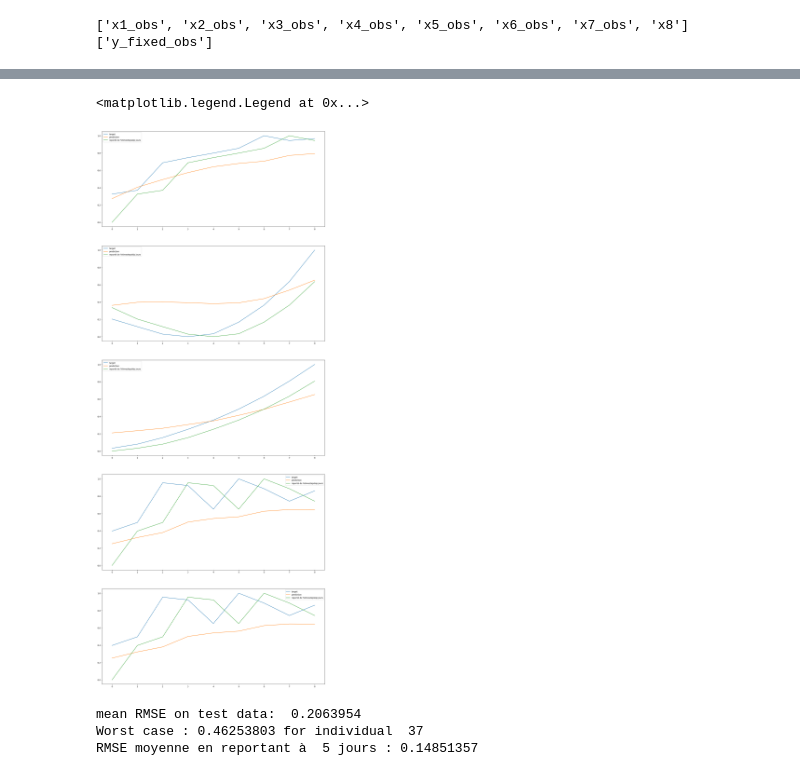
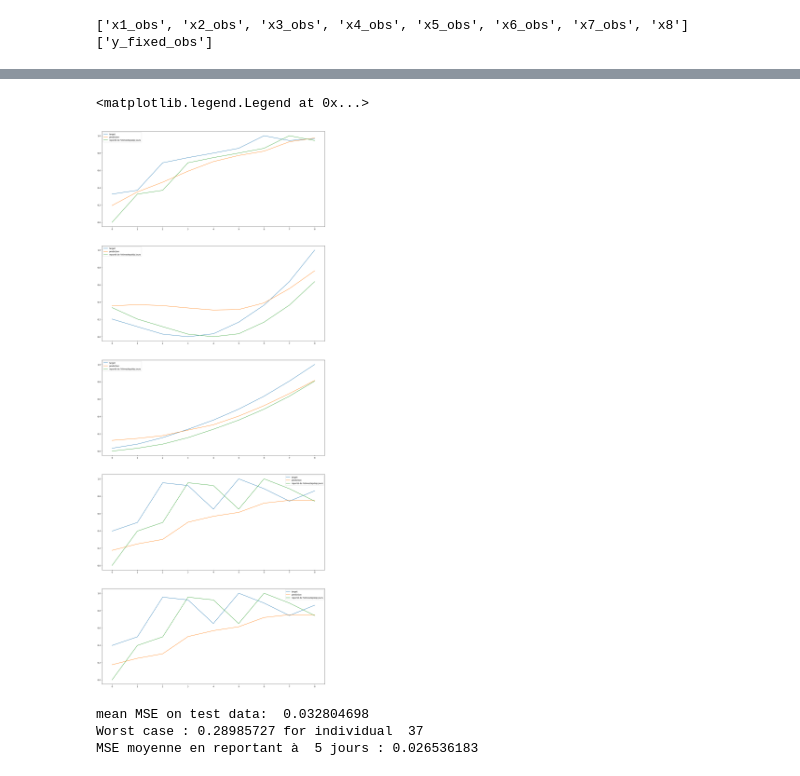
Before and after one commit to FrankwaP/subSISTM, a Jupyter notebook: models/ODE-RNN/Scénario 1.ipynb, the cells around one changed output, grey strips where cells are left out. Drawn from its saved outputs; the diff is of its cells as text; code cells hidden in the pictures.

```diff
--- a/models/ODE-RNN/Scénario 1.ipynb
+++ b/models/ODE-RNN/Scénario 1.ipynb
@@ -117,4 +117,11 @@ target_test = torch.stack(target_test)
 #seq_lens = [len(inp) for inp in groupby]
 #input_padded = pad_sequence([torch.tensor(x) for x in groupby])
 #input_pack_padded = pack_padded_sequence(input_padded, lengths=seq_lens)
+# %%
+#hyperparamètres
+hidden_size = [5,10,15,25]
+lr = [0.1, 0.05, 0.01]
+criterion = torch.nn.MSELoss()
+epoch = 1000
+eps = 0.001
 # %%
@@ -136,0 +139,23 @@ for k in range(epoch):
+# %%
+#Training with convergence criteria
+model = MODEL(input_size = 9, hidden_size = 25, output_size=1)
+optimizer = torch.optim.SGD(model.parameters(), lr = 0.01)
+loss_val = [1]*100
+loss_train = []
+cur_loss_val = 0
+nb_epochs = 0
+while abs(loss_val[-100] - cur_loss_val) >= eps:
+    loss_val.append(cur_loss_val)
+    optimizer.zero_grad()
+    y_pred = model(input=input_train)
+    loss = criterion(y_pred, target_train)
+    loss.backward()
+    optimizer.step()
+    cur_loss_train = loss.item()
+    loss_train.append(cur_loss_train)
+    y_test = model(input = input_test)
+    cur_loss_val = np.mean([mean_squared_error(y_test[k, 1:].detach().numpy(),target_test[k, 1:].detach().numpy()) for k in range(len(y_test))])
+    nb_epochs += 1
+
+loss_val = loss_val[101:]
+print(nb_epochs)
@@ -137,11 +164,11 @@ for k in range(epoch):
 # %%
 #Results on training
-RMSE_list = []
+MSE_list = []
 baseline = []
 for k in range(len(y_pred)):
-    RMSE_list.append(root_mean_squared_error(y_pred[k, 1:].detach().numpy(),target_train[k, 1:].detach().numpy()))
-    baseline.append(root_mean_squared_error(target_train[k, 1:].detach().numpy(), torch.roll(target_train, 1, 1)[k, 1:]))
-print("mean RMSE on train data: ", np.mean(RMSE_list))
-print("Worst case :", np.max(RMSE_list), "for individual ", np.argmax(RMSE_list))
-print('RMSE moyenne en reportant à ', timestep_skip, 'jours :', np.mean(baseline))
+    MSE_list.append(mean_squared_error(y_pred[k, 1:].detach().numpy(),target_train[k, 1:].detach().numpy()))
+    baseline.append(mean_squared_error(target_train[k, 1:].detach().numpy(), torch.roll(target_train, 1, 1)[k, 1:]))
+print("mean MSE on train data: ", np.mean(MSE_list))
+print("Worst case :", np.max(MSE_list), "for individual ", np.argmax(MSE_list))
+print('MSE moyenne en reportant à ', timestep_skip, 'jours :', np.mean(baseline))
 # %% [output]
@@ -160,39 +187,39 @@ plt.show()
 # %%
 #Plot 4 random curves from training data and worst individual
 n = 5
 ex = randint(1,400, n-1)
 fig, axs = plt.subplots(n)
 fig.set_figwidth(20)
 fig.set_figheight(50)
 for k in range(n-1):
     axs[k].plot(target_train[ex[k], 1:].detach().numpy(), label= 'target')
     axs[k].plot(y_pred[ex[k], 1:].detach().numpy(), label= 'prediction')
     axs[k].plot(torch.roll(target_train, 1, 1)[ex[k], 1:], label = 'reporté de %timestepskip jours')
     axs[k].legend()
-pire_ind = np.argmax(RMSE_list)
+pire_ind = np.argmax(MSE_list)
 axs[n-1].plot(target_train[ex[k], 1:].detach().numpy(), label= 'target')
 axs[n-1].plot(y_pred[ex[k], 1:].detach().numpy(), label= 'prediction')
 axs[n-1].plot(torch.roll(target_train, 1, 1)[ex[k], 1:], label = 'reporté de %timestepskip jours')
 axs[n-1].legend()
 # %% [output]
 <matplotlib.legend.Legend at 0x...>
-[figure, old version]
+[figure, new version]
 # %%
-#RMSE on test data
+#MSE on test data
 y_pred = model(input_test)
 #Results
-RMSE_list = []
+MSE_list = []
 baseline = []
 for k in range(len(y_pred)):
-    RMSE_list.append(root_mean_squared_error(y_pred[k, 1:].detach().numpy(),target_test[k, 1:].detach().numpy()))
-    baseline.append(root_mean_squared_error(target_test[k, 1:].detach().numpy(), torch.roll(target_test, 1, 1)[k, 1:]))
-print("mean RMSE on test data: ", np.mean(RMSE_list))
-print("Worst case :", np.max(RMSE_list), "for individual ", np.argmax(RMSE_list))
-print('RMSE moyenne en reportant à ', timestep_skip, 'jours :', np.mean(baseline))
+    MSE_list.append(mean_squared_error(y_pred[k, 1:].detach().numpy(),target_test[k, 1:].detach().numpy()))
+    baseline.append(mean_squared_error(target_test[k, 1:].detach().numpy(), torch.roll(target_test, 1, 1)[k, 1:]))
+print("mean MSE on test data: ", np.mean(MSE_list))
+print("Worst case :", np.max(MSE_list), "for individual ", np.argmax(MSE_list))
+print('MSE moyenne en reportant à ', timestep_skip, 'jours :', np.mean(baseline))
 # %% [output]
-mean RMSE on test data:  0.2063954
-Worst case : 0.46253803 for individual  37
-RMSE moyenne en reportant à  5 jours : 0.14851357
+mean MSE on test data:  0.032804698
+Worst case : 0.28985727 for individual  37
+MSE moyenne en reportant à  5 jours : 0.026536183
 # %%
 #Plot n curves from test data
 n = 10
```
Also changed, not shown: parts of 8 cells of this notebook, 1 other file.
